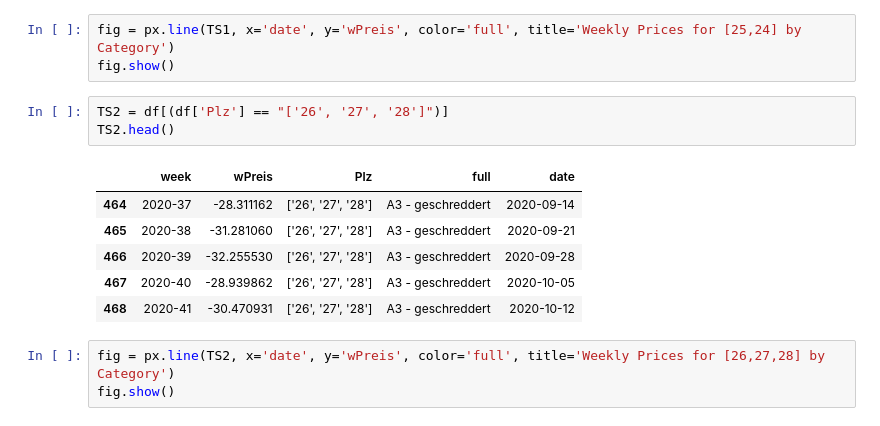
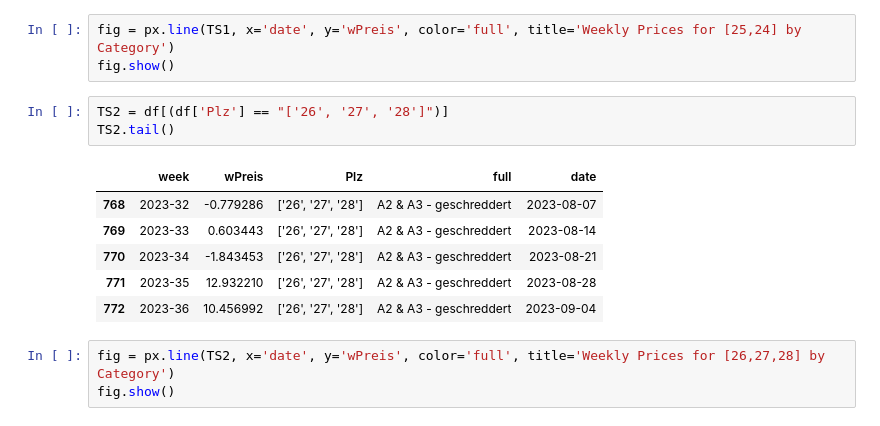
Before and after one commit to surajkarak/KIPA_DigiTrans, a Jupyter notebook: KIPA Project_DigiTrans.ipynb, the cells around one changed output. Drawn from its saved outputs; the diff is of its cells as text.

```diff
--- a/KIPA Project_DigiTrans.ipynb
+++ b/KIPA Project_DigiTrans.ipynb
@@ -92,14 +92,14 @@ fig = px.line(TS1, x='date', y='wPreis', color='full', title='Weekly Prices for
 fig.show()
 # %%
 TS2 = df[(df['Plz'] == "['26', '27', '28']")]
-TS2.head()
+TS2.tail()
 # %% [output]
 |  | week | wPreis | Plz | full | date |
-| 464 | 2020-37 | -28.311162 | ['26', '27', '28'] | A3 - geschreddert | 2020-09-14 |
-| 465 | 2020-38 | -31.281060 | ['26', '27', '28'] | A3 - geschreddert | 2020-09-21 |
-| 466 | 2020-39 | -32.255530 | ['26', '27', '28'] | A3 - geschreddert | 2020-09-28 |
-| 467 | 2020-40 | -28.939862 | ['26', '27', '28'] | A3 - geschreddert | 2020-10-05 |
-| 468 | 2020-41 | -30.470931 | ['26', '27', '28'] | A3 - geschreddert | 2020-10-12 |
+| 768 | 2023-32 | -0.779286 | ['26', '27', '28'] | A2 & A3 - geschreddert | 2023-08-07 |
+| 769 | 2023-33 | 0.603443 | ['26', '27', '28'] | A2 & A3 - geschreddert | 2023-08-14 |
+| 770 | 2023-34 | -1.843453 | ['26', '27', '28'] | A2 & A3 - geschreddert | 2023-08-21 |
+| 771 | 2023-35 | 12.932210 | ['26', '27', '28'] | A2 & A3 - geschreddert | 2023-08-28 |
+| 772 | 2023-36 | 10.456992 | ['26', '27', '28'] | A2 & A3 - geschreddert | 2023-09-04 |
 # %%
 fig = px.line(TS2, x='date', y='wPreis', color='full', title='Weekly Prices for [26,27,28] by Category')
 fig.show()
```
Also changed, not shown: parts of 10 cells of this notebook, 4 other files.
